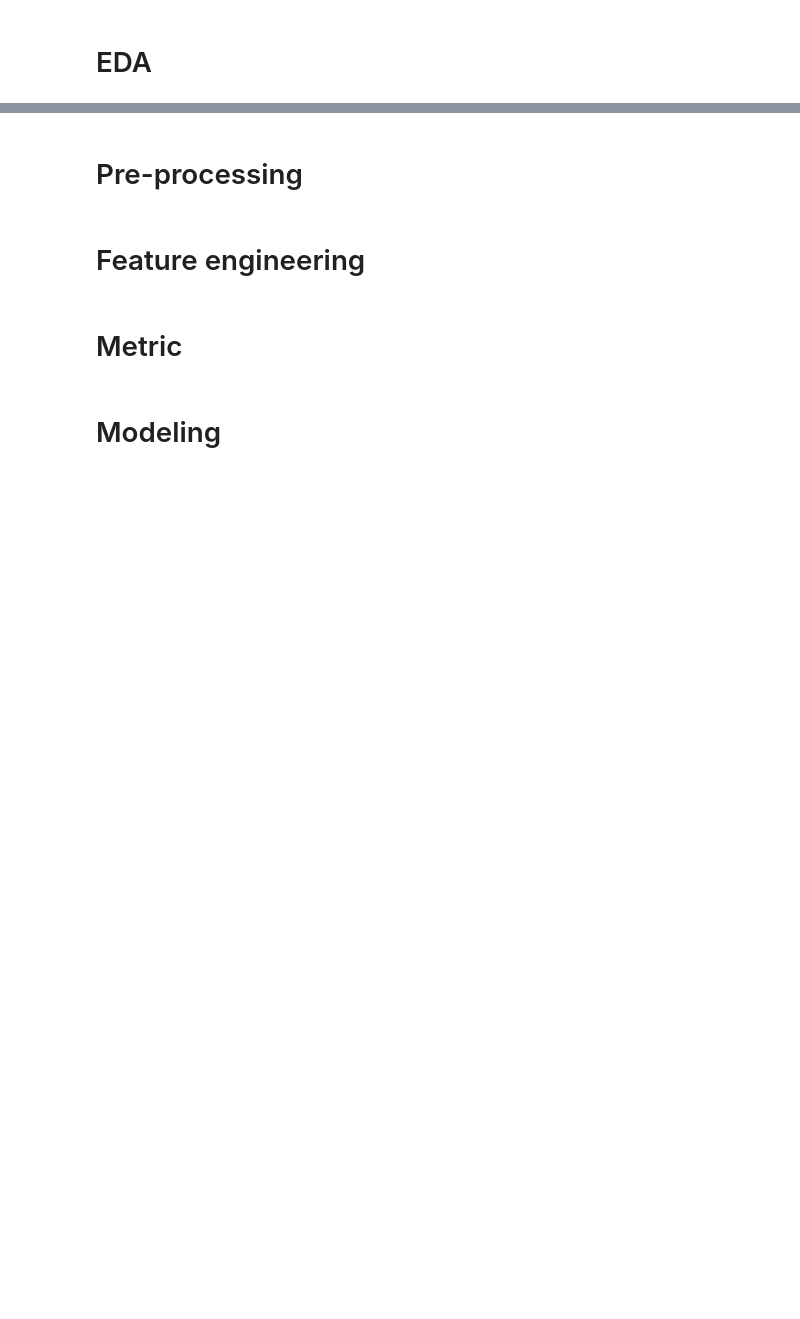
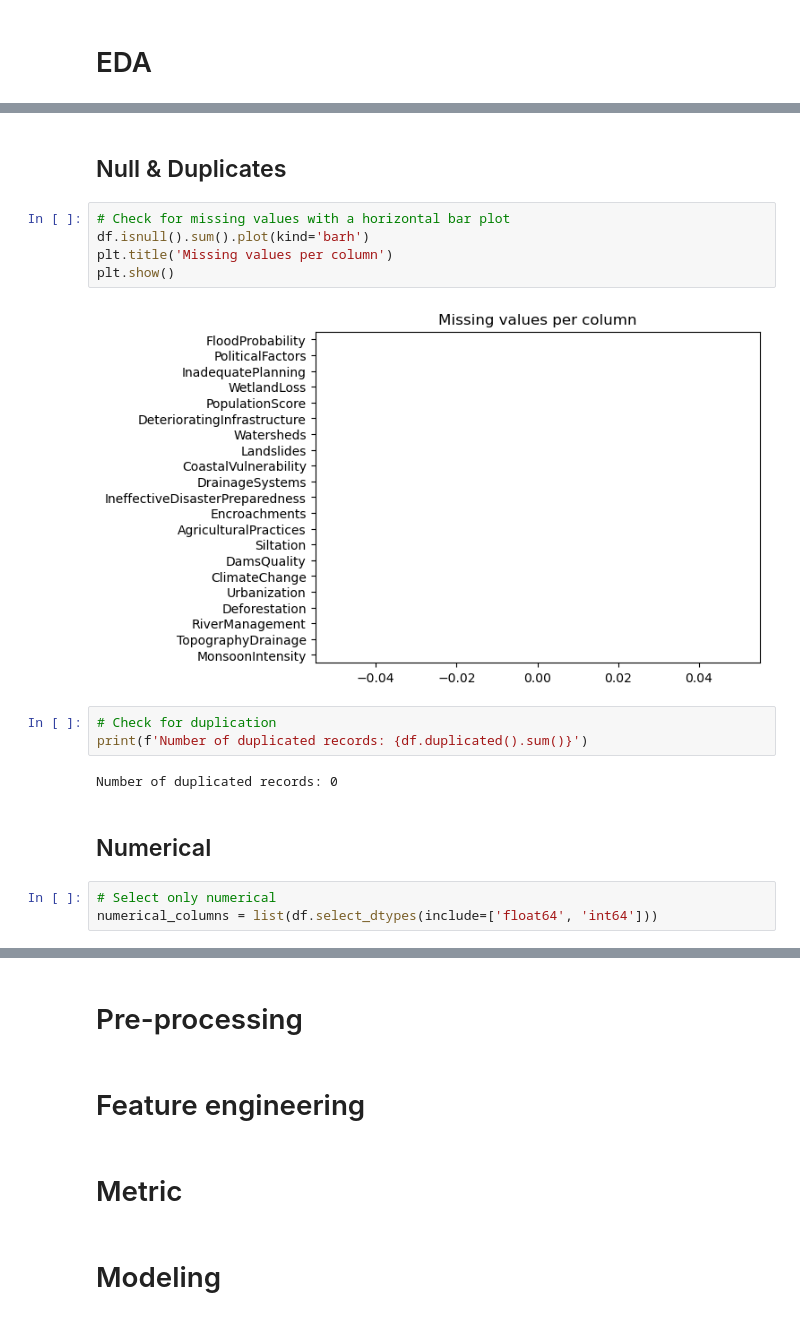
Before and after one commit to raydiwill/Flood-Prediction-KaggleC, a Jupyter notebook: model.ipynb, the cells around one changed output, grey strips where cells are left out. Saved outputs shown, nothing was run; the diff lists cells and outputs as text; blank space fills up the shorter version.

```diff
--- a/model.ipynb
+++ b/model.ipynb
@@ -66,0 +95,19 @@ df.head()
+# %% [markdown]
+## Null & Duplicates
+# %%
+# Check for missing values with a horizontal bar plot
+df.isnull().sum().plot(kind='barh')
+plt.title('Missing values per column')
+plt.show()
+# %% [output]
+[figure, added]
+# %%
+# Check for duplication
+print(f'Number of duplicated records: {df.duplicated().sum()}')
+# %% [output]
+Number of duplicated records: 0
+# %% [markdown]
+## Numerical
+# %%
+# Select only numerical
+numerical_columns = list(df.select_dtypes(include=['float64', 'int64']))
```
Also changed, not shown: parts of 12 cells of this notebook.
